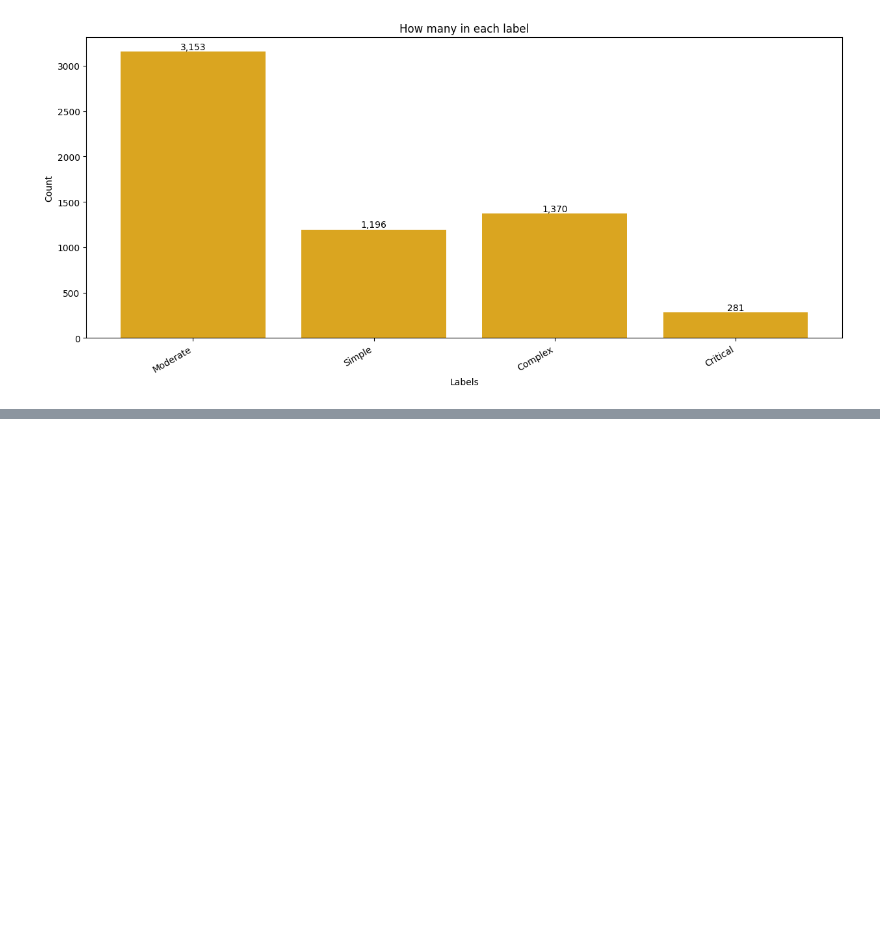
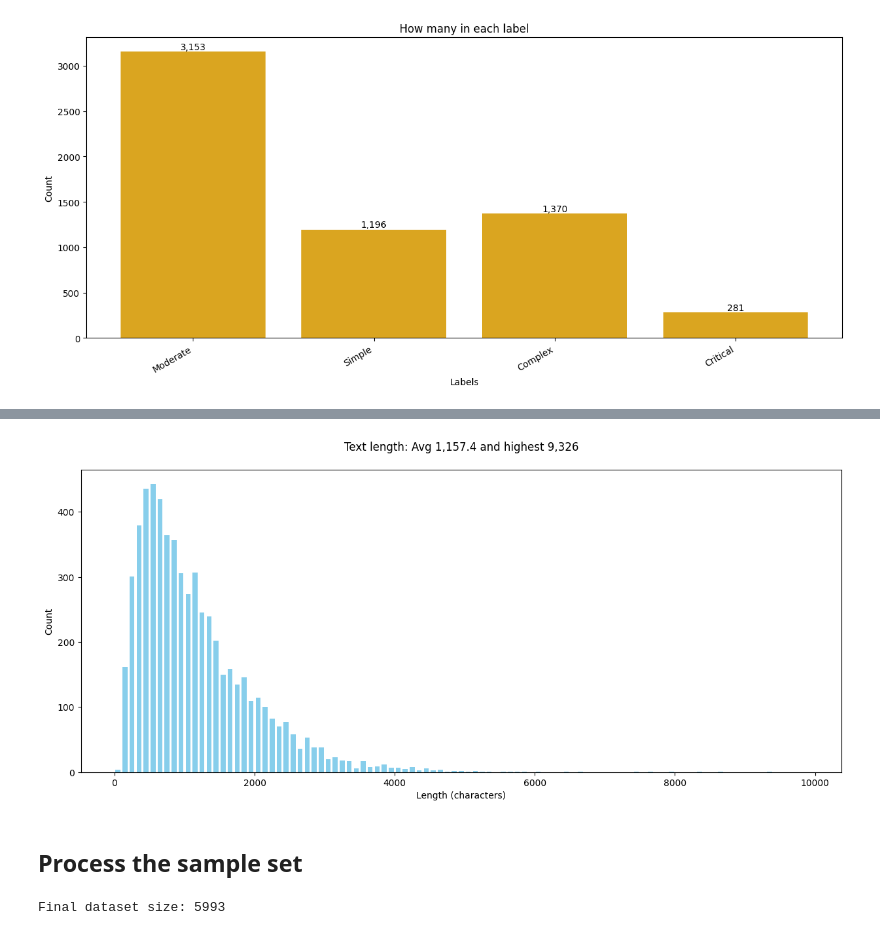
Before and after one commit to Aslam-Naseer/js-complexity-model, a Jupyter notebook: notebooks/02_dataset_process.ipynb, the cells around one changed output, grey strips where cells are left out. Drawn from its saved outputs; the diff is of its cells as text; code cells hidden in the pictures; blank space fills up the shorter version.

```diff
--- a/notebooks/02_dataset_process.ipynb
+++ b/notebooks/02_dataset_process.ipynb
@@ -125,13 +117,52 @@ Final Sizes - Train: 5000, Test: 500, Val: 500
+# %%
+# Plot the distribution of lengths
+lengths = [len(fn["code"]) for fn in sample]
+
+plt.figure(figsize=(15, 6))
+plt.title(f"Text length: Avg {sum(lengths)/len(lengths):,.1f} and highest {max(lengths):,}\n")
+plt.xlabel('Length (characters)')
+plt.ylabel('Count')
+plt.hist(lengths, rwidth=0.7, color="skyblue", bins=range(0, 10000, 100))
+plt.show()
+# %% [output]
+[figure, added]
+# %% [markdown]
+## Process the sample set
 # %%
-# def process_item(example):
-#     # This runs your existing function on the string
-#     processed_code = preprocess_js_code(example)
-#     return {
-#         "processed_string": processed_code,
-#         "length": len(processed_code)
-#     }
+random.seed(42)
+url = "http://172.17.0.1:8080/lint"
+# url = "https://lintelli-backend.onrender.com/lint"
 
-# # Apply to your splits
-# train_ds = train_ds.map(process_item)
-# val_ds   = val_ds.map(process_item)
-# test_ds  = test_ds.map(process_item)
+FEATURE_ORDER = [
+  'parameter_count',
+  'statement_count',
+  'variable_count',
+  'max_nesting_depth'
+]
+
+def process_datapoint(example):
+    code = example.get("code", "")
+    code = sanitize_code(code)
+    features = fetch_features(code, url, False)
+
+    if features is None:
+        return {k: None for k in FEATURE_ORDER} | {"code": None}
+
+    processed_code = preprocess_js_code(code)
+
+    return {
+        "code": processed_code,
+        "parameter_count": features.get("parameterCount"),
+        "statement_count": features.get("statementCount"),
+        "variable_count": features.get("variableCount"),
+        "max_nesting_depth": features.get("maxNestingDepth"),
+    }
+
+# After mapping, filter using one of the new columns
+sample_ds = Dataset.from_list(sample)
+processed_dataset = sample_ds.map(process_datapoint, remove_columns=["repo"], num_proc=4)
+processed_dataset = processed_dataset.filter(lambda x: x["code"] is not None)
+
+print(f"Final dataset size: {len(processed_dataset)}")
+# %% [output]
+Final dataset size: 5993
```
Also changed, not shown: parts of 10 cells of this notebook, 3 other files.
